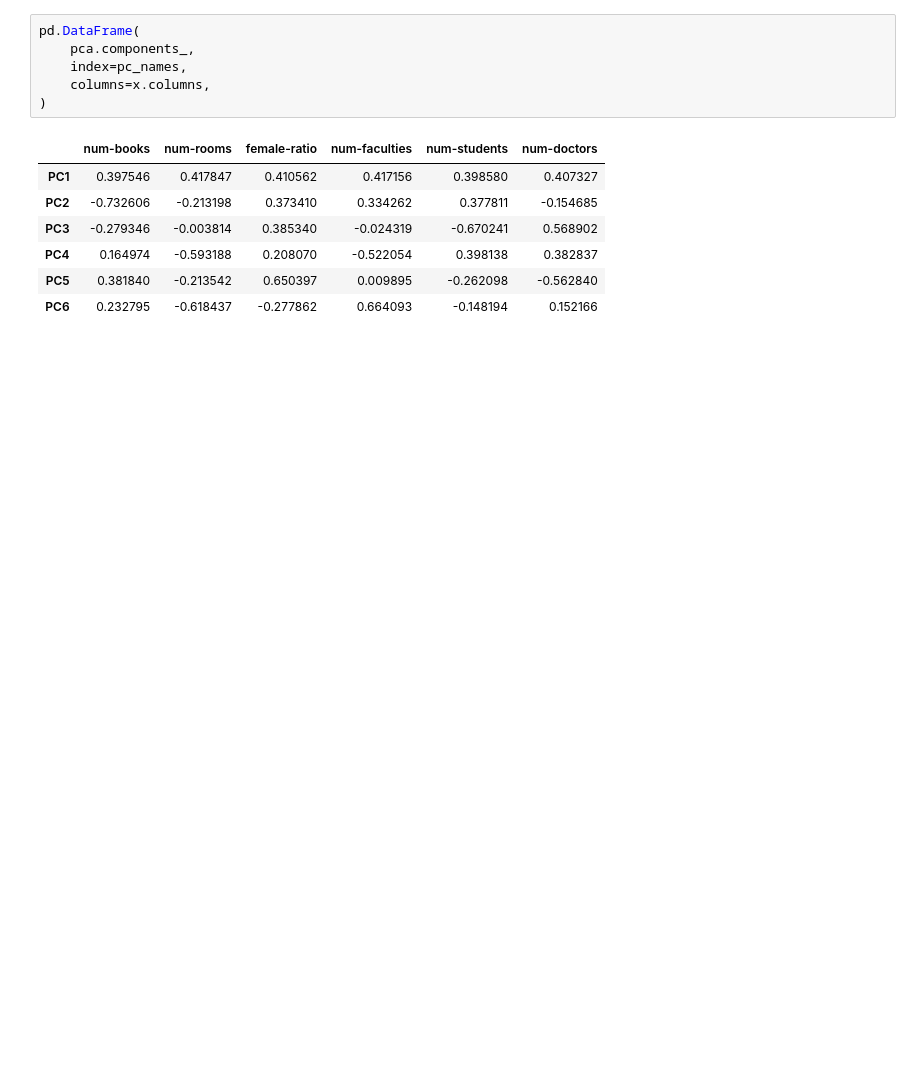
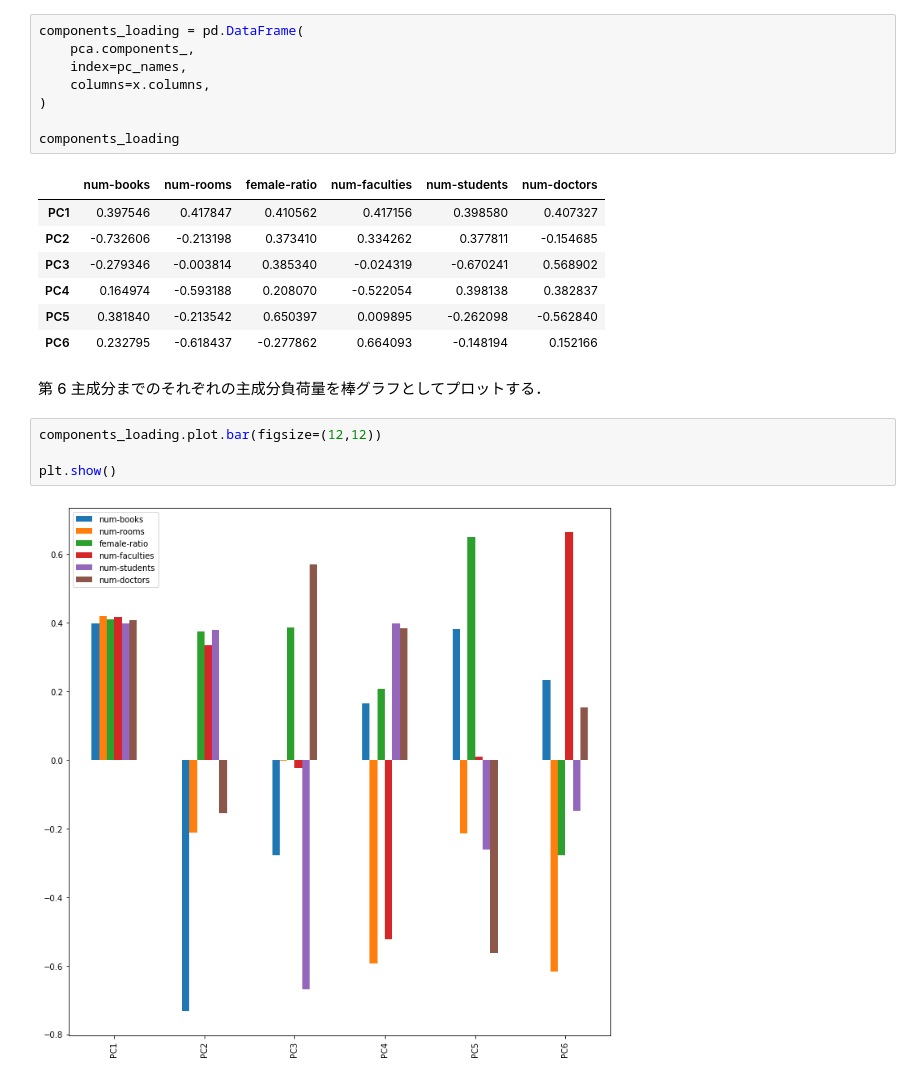
Before and after one commit to ygkn/bda-pca, a Jupyter notebook: pca.ipynb, the cells around one changed output. Saved outputs shown, nothing was run; the diff lists cells and outputs as text; blank space fills up the shorter version.

```diff
--- a/pca.ipynb
+++ b/pca.ipynb
@@ -140,11 +140,13 @@ plt.show()
 # %% [markdown]
 第 6 主成分までのそれぞれの主成分負荷量を表示する．
 # %%
-pd.DataFrame(
+components_loading = pd.DataFrame(
     pca.components_,
     index=pc_names,
     columns=x.columns,
 )
+
+components_loading
 # %% [output]
 |  | num-books | num-rooms | female-ratio | num-faculties | num-students | num-doctors |
 | PC1 | 0.397546 | 0.417847 | 0.410562 | 0.417156 | 0.398580 | 0.407327 |
@@ -153,3 +155,11 @@ pd.DataFrame(
 | PC4 | 0.164974 | -0.593188 | 0.208070 | -0.522054 | 0.398138 | 0.382837 |
 | PC5 | 0.381840 | -0.213542 | 0.650397 | 0.009895 | -0.262098 | -0.562840 |
 | PC6 | 0.232795 | -0.618437 | -0.277862 | 0.664093 | -0.148194 | 0.152166 |
+# %% [markdown]
+第 6 主成分までのそれぞれの主成分負荷量を棒グラフとしてプロットする．
+# %%
+components_loading.plot.bar(figsize=(12,12))
+
+plt.show()
+# %% [output]
+[figure, added]
```
Also changed, not shown: parts of 2 cells of this notebook.
